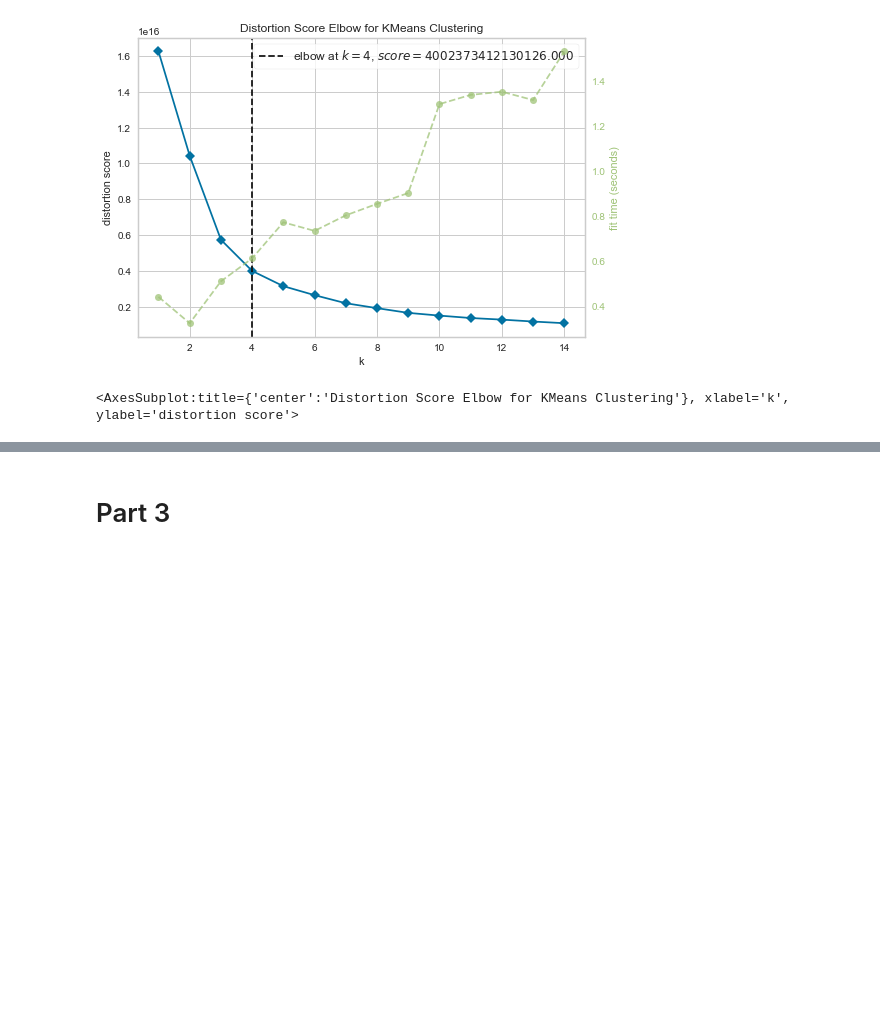
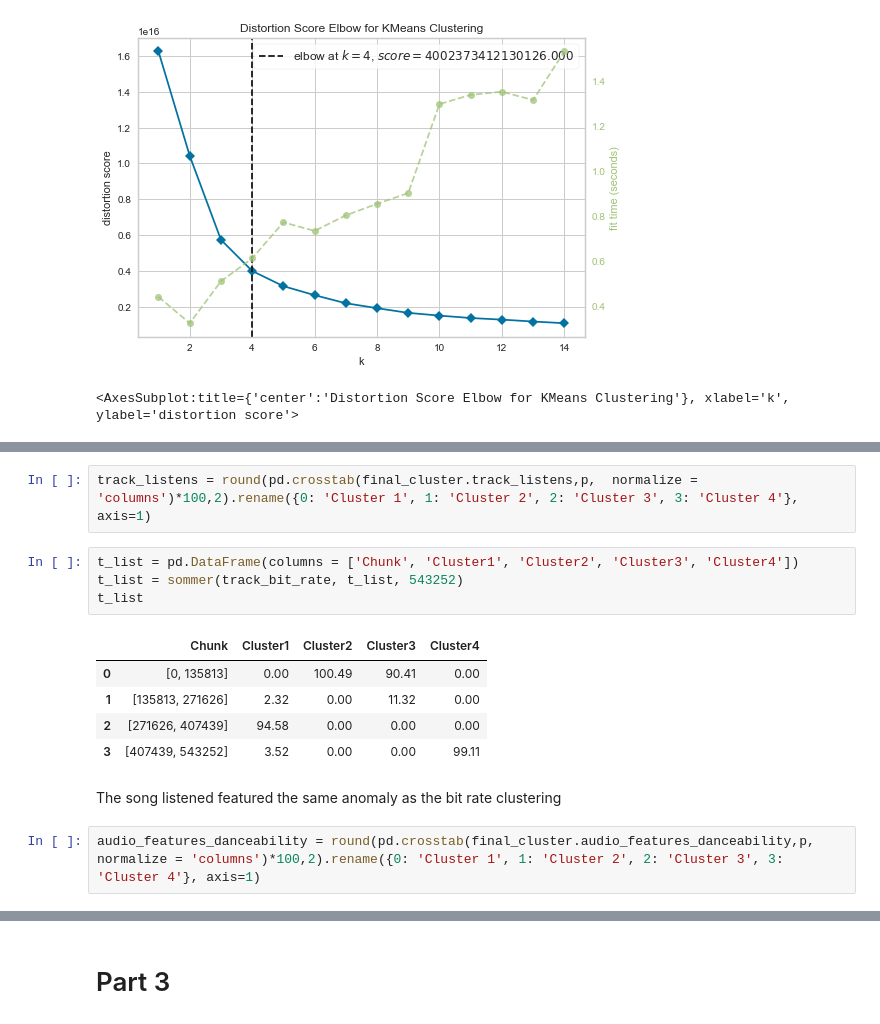
Before and after one commit to SimonePip/ADM-HW4, a Jupyter notebook: main.ipynb, the cells around one changed output, grey strips where cells are left out. Cells and saved outputs as stored; diff of their text form; blank space fills up the shorter version.

```diff
--- a/main.ipynb
+++ b/main.ipynb
@@ -1019,0 +1017,16 @@ As we can see, the optimal number of clusters here is 4, the exact value of k re
+# %%
+track_listens = round(pd.crosstab(final_cluster.track_listens,p,  normalize = 'columns')*100,2).rename({0: 'Cluster 1', 1: 'Cluster 2', 2: 'Cluster 3', 3: 'Cluster 4'}, axis=1)
+# %%
+t_list = pd.DataFrame(columns = ['Chunk', 'Cluster1', 'Cluster2', 'Cluster3', 'Cluster4'])
+t_list = sommer(track_bit_rate, t_list, 543252)
+t_list
+# %% [output]
+|  | Chunk | Cluster1 | Cluster2 | Cluster3 | Cluster4 |
+| 0 | [0, 135813] | 0.00 | 100.49 | 90.41 | 0.00 |
+| 1 | [135813, 271626] | 2.32 | 0.00 | 11.32 | 0.00 |
+| 2 | [271626, 407439] | 94.58 | 0.00 | 0.00 | 0.00 |
+| 3 | [407439, 543252] | 3.52 | 0.00 | 0.00 | 99.11 |
+# %% [markdown]
+The song listened featured the same anomaly as the bit rate clustering
+# %%
+audio_features_danceability = round(pd.crosstab(final_cluster.audio_features_danceability,p,  normalize = 'columns')*100,2).rename({0: 'Cluster 1', 1: 'Cluster 2', 2: 'Cluster 3', 3: 'Cluster 4'}, axis=1)
```
Also changed, not shown: parts of 47 cells of this notebook.
